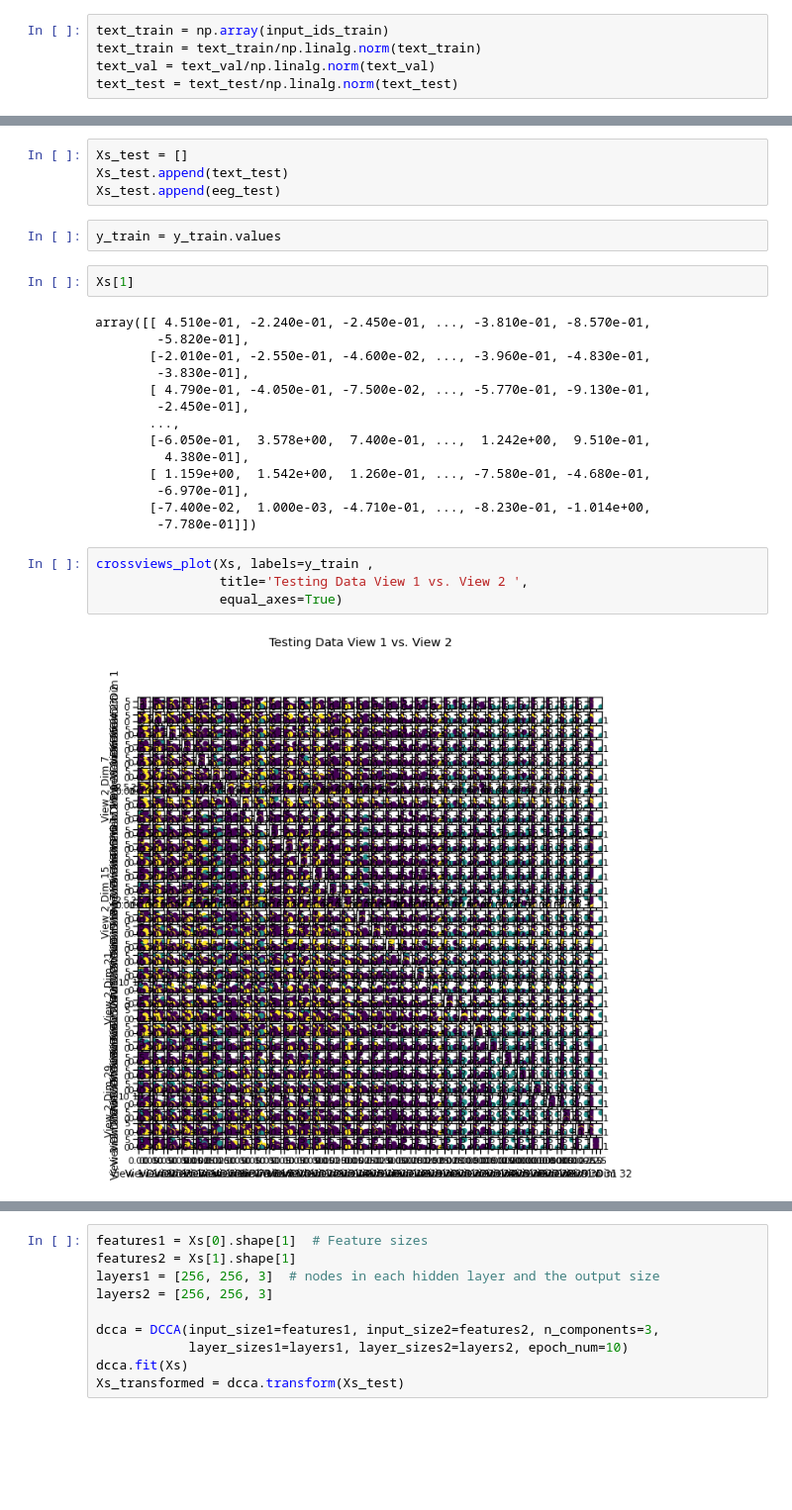
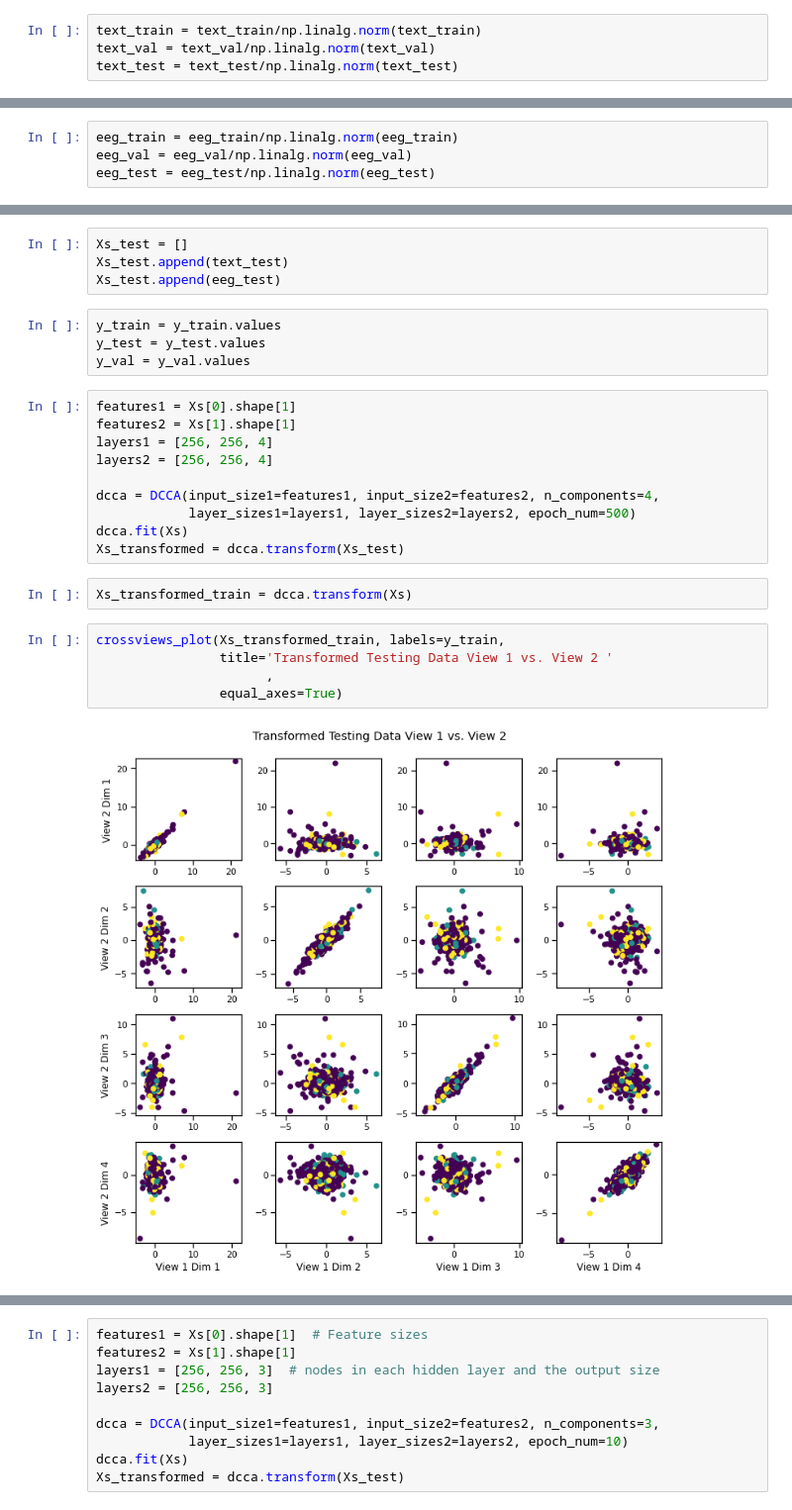
Before and after one commit to saber258/EEG_Text_alignment, a Jupyter notebook: main_trans/view.ipynb, the cells around one changed output, grey strips where cells are left out. Shown: that part at 99% size. Drawn from its saved outputs; the diff is of its cells as text; blank space fills up the shorter version.

Commit message:
view update

```diff
--- a/main_trans/view.ipynb
+++ b/main_trans/view.ipynb
@@ -306,7 +144,6 @@ text_train = np.array(input_ids_train)
 text_val = np.array(input_ids_val)
 text_test = np.array(input_ids_test)
 # %%
-text_train = np.array(input_ids_train)
 text_train = text_train/np.linalg.norm(text_train)
 text_val = text_val/np.linalg.norm(text_val)
 text_test = text_test/np.linalg.norm(text_test)
@@ -328,3 +158,7 @@ Xs, y, latent = make_gaussian_mixture(
+# %%
+eeg_train = eeg_train/np.linalg.norm(eeg_train)
+eeg_val = eeg_val/np.linalg.norm(eeg_val)
+eeg_test = eeg_test/np.linalg.norm(eeg_test)
 # %%
 Xs = []
 Xs.append(text_train)
@@ -335,25 +169,24 @@ Xs_test.append(text_test)
 Xs_test.append(eeg_test)
 # %%
 y_train = y_train.values
+y_test = y_test.values
+y_val = y_val.values
-# %%
-Xs[1]
-# %% [output]
-array([[ 4.510e-01, -2.240e-01, -2.450e-01, ..., -3.810e-01, -8.570e-01,
-        -5.820e-01],
-       [-2.010e-01, -2.550e-01, -4.600e-02, ..., -3.960e-01, -4.830e-01,
-        -3.830e-01],
-       [ 4.790e-01, -4.050e-01, -7.500e-02, ..., -5.770e-01, -9.130e-01,
-        -2.450e-01],
-       ...,
-       [-6.050e-01,  3.578e+00,  7.400e-01, ...,  1.242e+00,  9.510e-01,
-         4.380e-01],
-       [ 1.159e+00,  1.542e+00,  1.260e-01, ..., -7.580e-01, -4.680e-01,
-        -6.970e-01],
-       [-7.400e-02,  1.000e-03, -4.710e-01, ..., -8.230e-01, -1.014e+00,
-        -7.780e-01]])
+# %%
+features1 = Xs[0].shape[1]
+features2 = Xs[1].shape[1]
+layers1 = [256, 256, 4]
+layers2 = [256, 256, 4]
+
+dcca = DCCA(input_size1=features1, input_size2=features2, n_components=4,
+            layer_sizes1=layers1, layer_sizes2=layers2, epoch_num=500)
+dcca.fit(Xs)
+Xs_transformed = dcca.transform(Xs_test)
+# %%
+Xs_transformed_train = dcca.transform(Xs)
 # %%
-crossviews_plot(Xs, labels=y_train ,
-                title='Testing Data View 1 vs. View 2 ',
+crossviews_plot(Xs_transformed_train, labels=y_train,
+                title='Transformed Testing Data View 1 vs. View 2 '
+                      ,
                 equal_axes=True)
 # %% [output]
-[figure, old version]
+[figure, new version]
```
Also changed, not shown: parts of 13 cells of this notebook.
